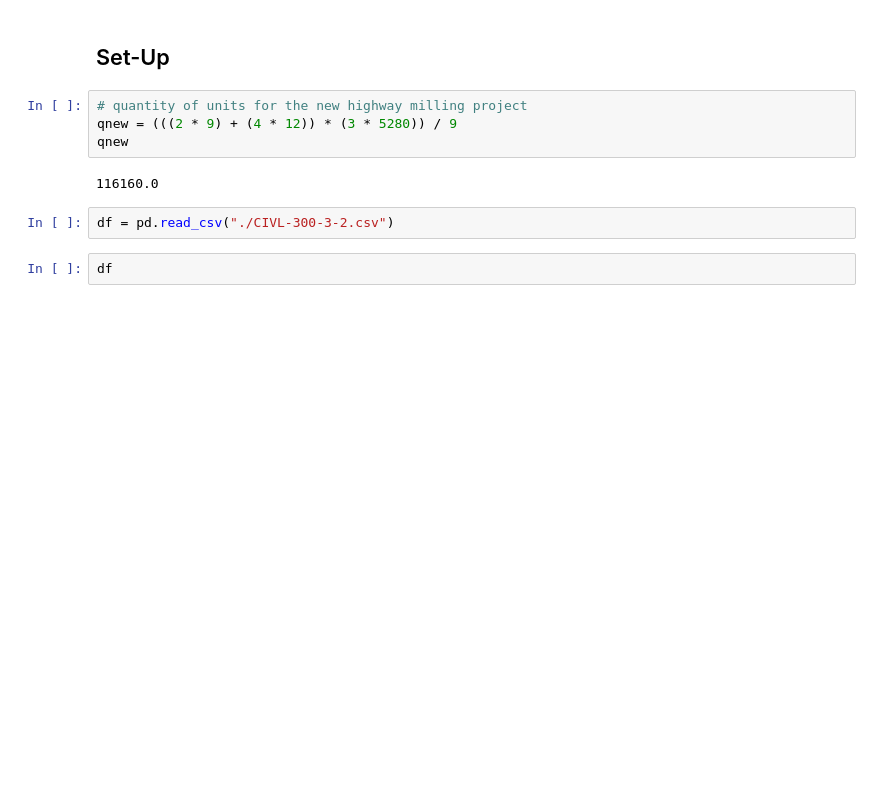
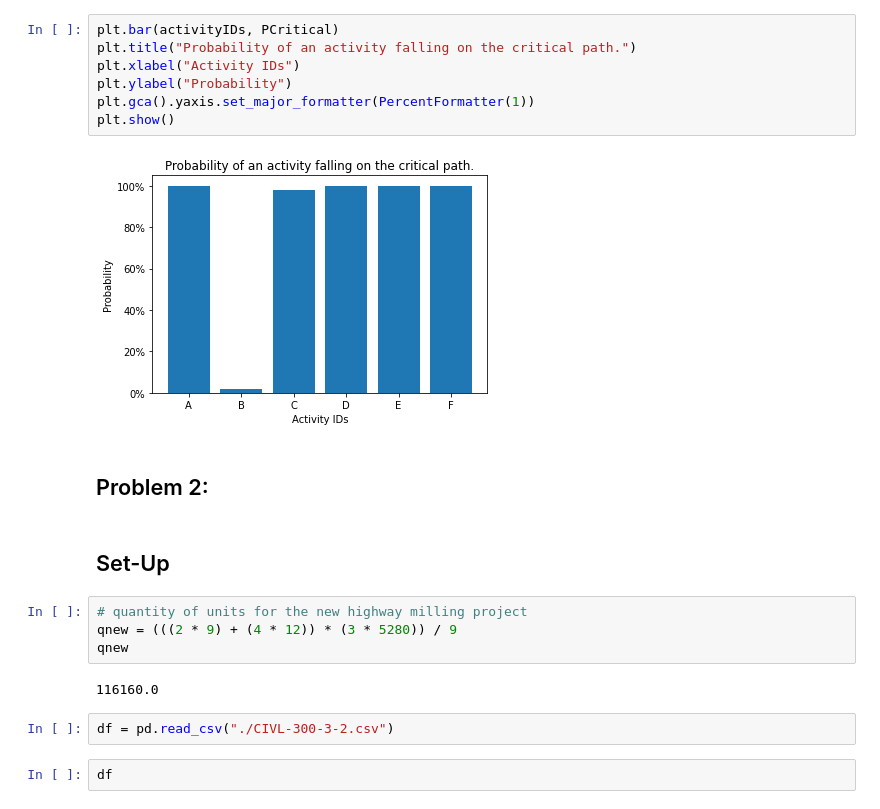
Before and after one commit to mpampolina/CIVL, a Jupyter notebook: CIVL 300 - Homework 3.ipynb, the cells around one changed output. Drawn from its saved outputs; the diff is of its cells as text; blank space fills up the shorter version.

```diff
--- a/CIVL 300 - Homework 3.ipynb
+++ b/CIVL 300 - Homework 3.ipynb
@@ -8,3 +73,14 @@ from scipy.stats import uniform, triang
+# %%
+plt.bar(activityIDs, PCritical)
+plt.title("Probability of an activity falling on the critical path.")
+plt.xlabel("Activity IDs")
+plt.ylabel("Probability")
+plt.gca().yaxis.set_major_formatter(PercentFormatter(1))
+plt.show()
+# %% [output]
+[figure, added]
+# %% [markdown]
+## Problem 2:
 # %% [markdown]
 ## Set-Up
 # %%
```
Also changed, not shown: parts of 4 cells of this notebook.
